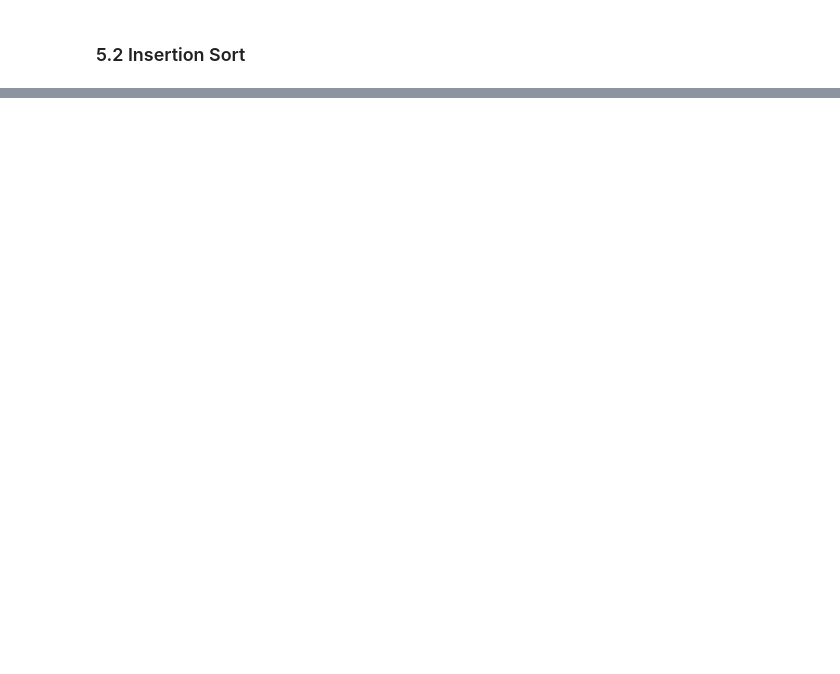
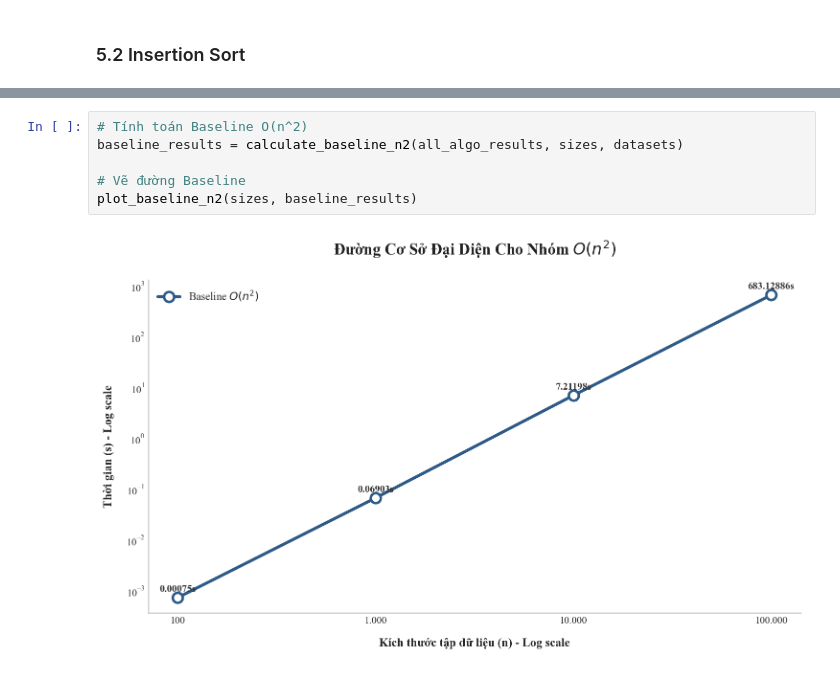
Before and after one commit to cyhapun/sorting-algorithms-benchmark, a Jupyter notebook: notebook/algorithm_n2.ipynb, the cells around one changed output, grey strips where cells are left out. Drawn from its saved outputs; the diff is of its cells as text; blank space fills up the shorter version.

```diff
--- a/notebook/algorithm_n2.ipynb
+++ b/notebook/algorithm_n2.ipynb
@@ -153,0 +362,8 @@ print("Đã lưu kết quả O(n^2) thành công!")
+# %%
+# Tính toán Baseline O(n^2)
+baseline_results = calculate_baseline_n2(all_algo_results, sizes, datasets)
+
+# Vẽ đường Baseline
+plot_baseline_n2(sizes, baseline_results)
+# %% [output]
+[figure, added]
```
Also changed, not shown: parts of 29 cells of this notebook, 2 other files.
